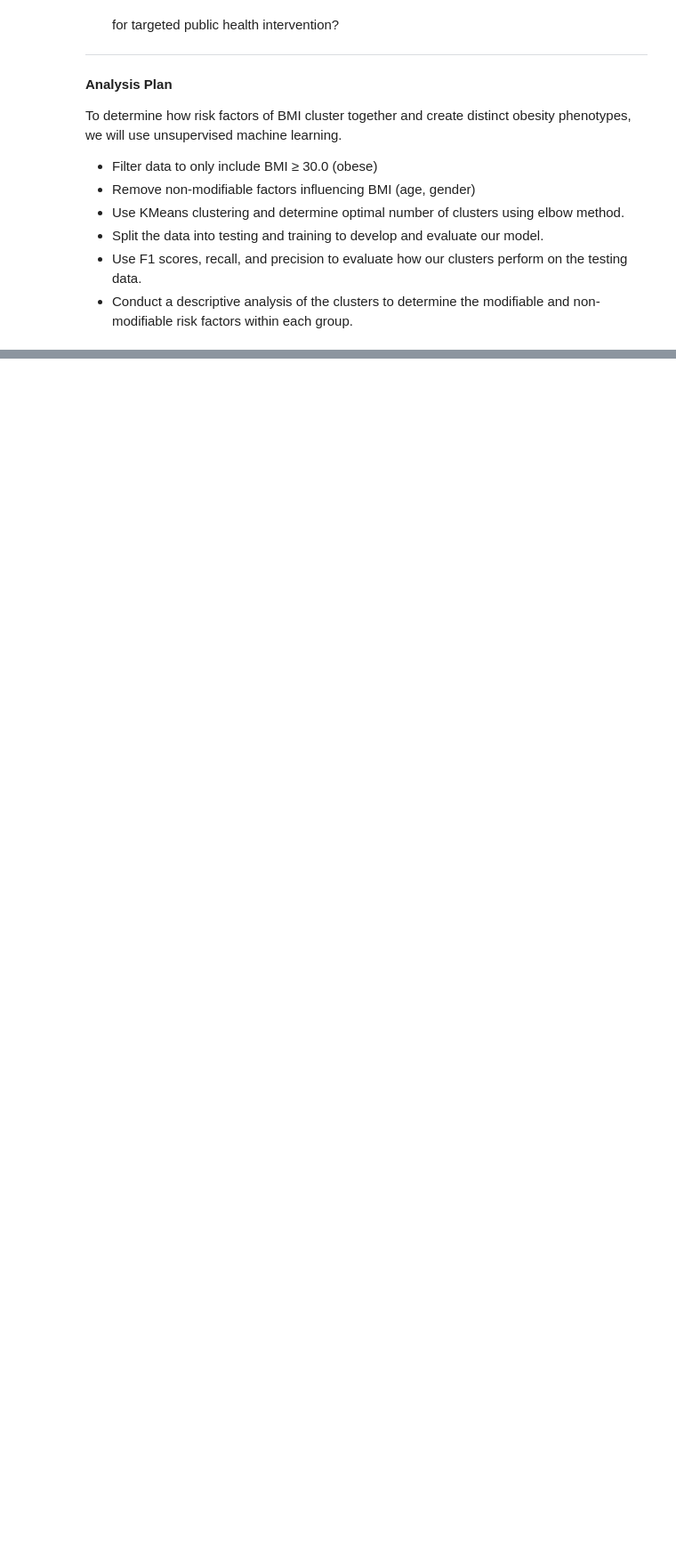
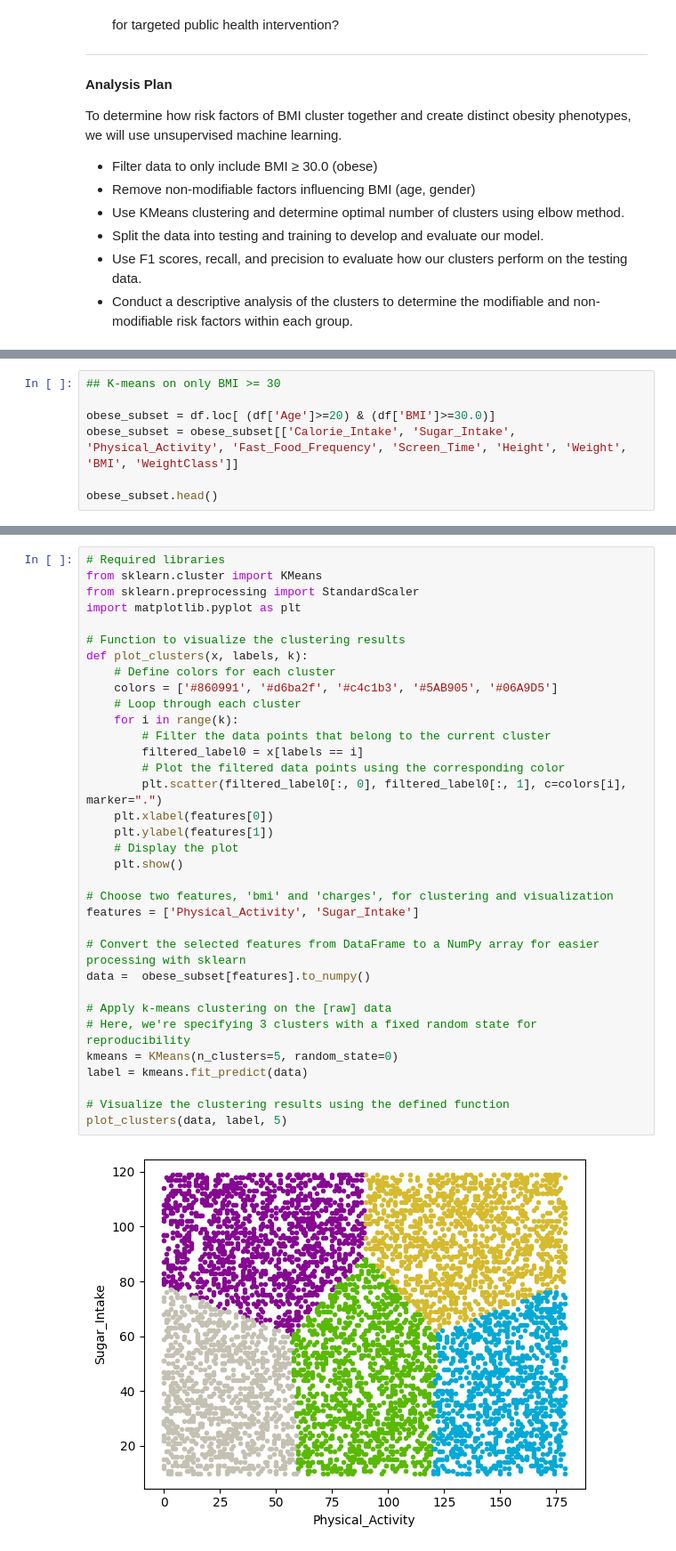
Before and after one commit to jacks-li/T13-CHL5230-F23-DT1, a Jupyter notebook: Datathon_1.ipynb, the cells around one changed output, grey strips where cells are left out. Shown at 89% size. Saved outputs shown, nothing was run; the diff lists cells and outputs as text; blank space fills up the shorter version.

```diff
--- a/Datathon_1.ipynb
+++ b/Datathon_1.ipynb
@@ -144,0 +212,7 @@ weighted avg       0.27      0.28      0.26      4559
+# %%
+## K-means on only BMI >= 30
+
+obese_subset = df.loc[ (df['Age']>=20) & (df['BMI']>=30.0)]
+obese_subset = obese_subset[['Calorie_Intake', 'Sugar_Intake', 'Physical_Activity', 'Fast_Food_Frequency', 'Screen_Time', 'Height', 'Weight', 'BMI', 'WeightClass']]
+
+obese_subset.head()
@@ -144,0 +226,36 @@ weighted avg       0.27      0.28      0.26      4559
+# %%
+# Required libraries
+from sklearn.cluster import KMeans
+from sklearn.preprocessing import StandardScaler
+import matplotlib.pyplot as plt
+
+# Function to visualize the clustering results
+def plot_clusters(x, labels, k):
+    # Define colors for each cluster
+    colors = ['#860991', '#d6ba2f', '#c4c1b3', '#5AB905', '#06A9D5']
+    # Loop through each cluster
+    for i in range(k):
+        # Filter the data points that belong to the current cluster
+        filtered_label0 = x[labels == i]
+        # Plot the filtered data points using the corresponding color
+        plt.scatter(filtered_label0[:, 0], filtered_label0[:, 1], c=colors[i], marker=".")
+    plt.xlabel(features[0])
+    plt.ylabel(features[1])
+    # Display the plot
+    plt.show()
+
+# Choose two features, 'bmi' and 'charges', for clustering and visualization
+features = ['Physical_Activity', 'Sugar_Intake']
+
+# Convert the selected features from DataFrame to a NumPy array for easier processing with sklearn
+data =  obese_subset[features].to_numpy()
+
+# Apply k-means clustering on the [raw] data
+# Here, we're specifying 3 clusters with a fixed random state for reproducibility
+kmeans = KMeans(n_clusters=5, random_state=0)
+label = kmeans.fit_predict(data)
+
+# Visualize the clustering results using the defined function
+plot_clusters(data, label, 5)
+# %% [output]
+[figure, added]
```
Also changed, not shown: parts of 9 cells of this notebook.
